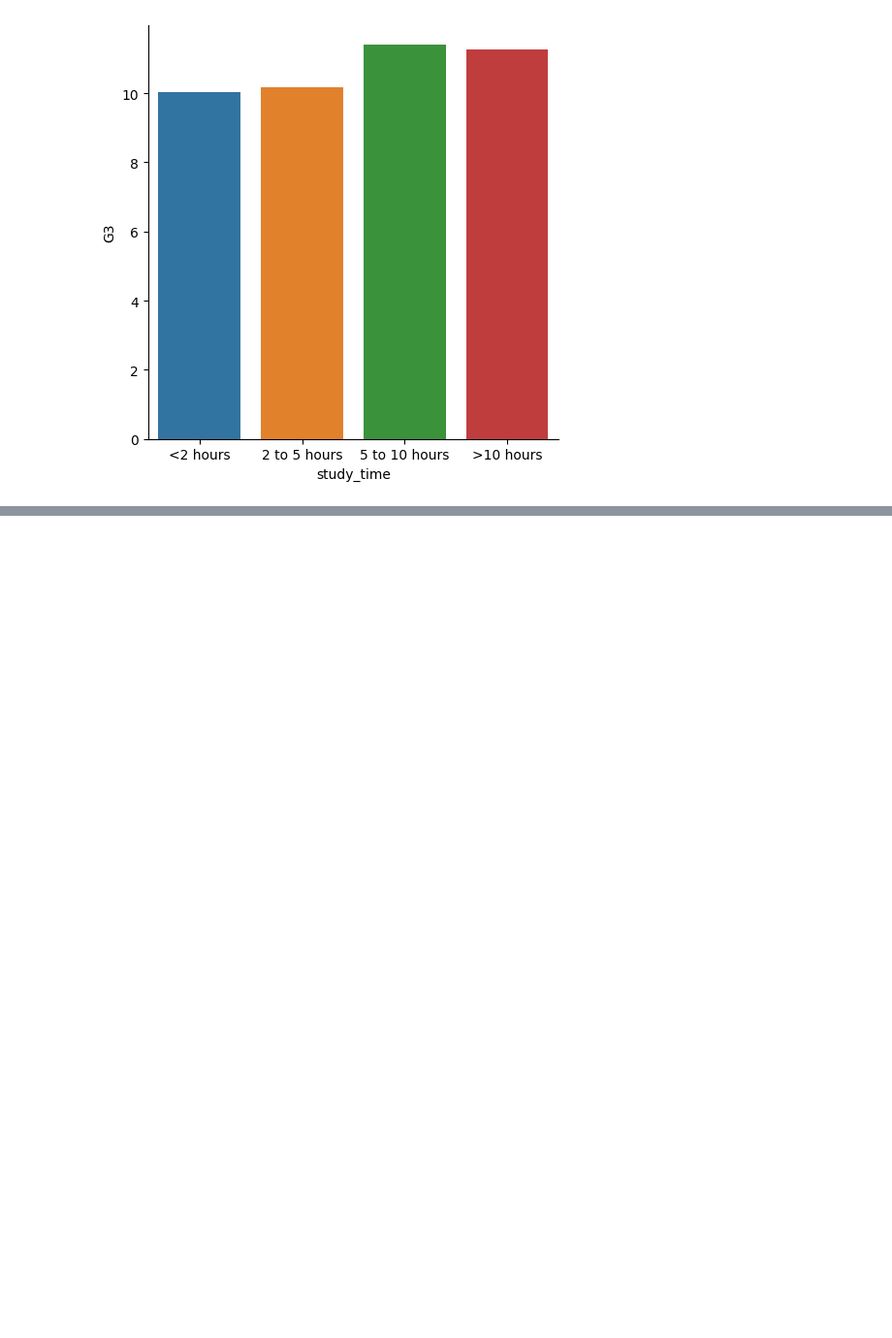
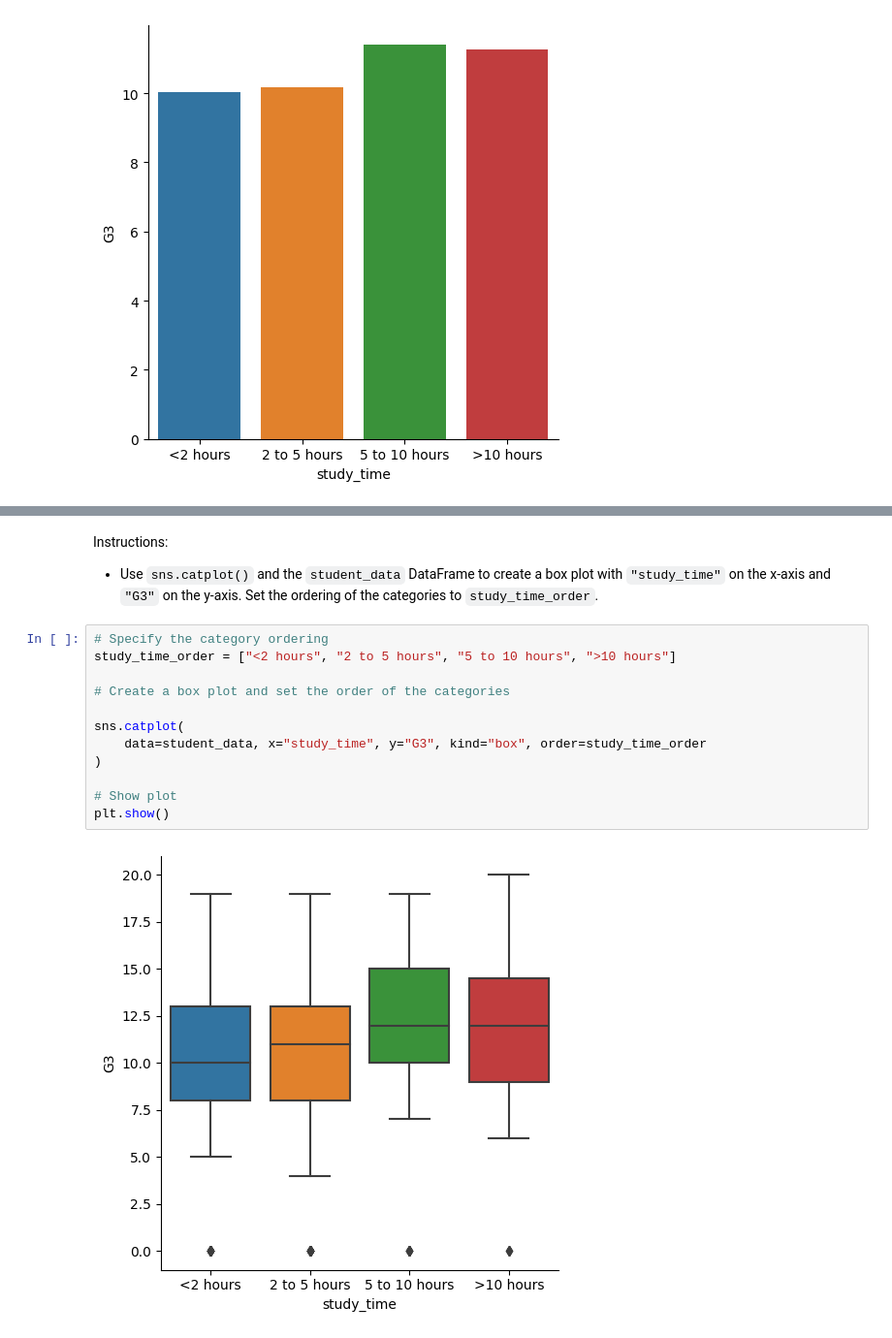
Before and after one commit to jorge-campost/data-scientist-track, a Jupyter notebook: 9. Introduction to Data Visualization with Seaborn/3. Visualizing a Categorical and a Quantitative Variable.ipynb, the cells around one changed output, grey strips where cells are left out. Shown at 97% size. Saved outputs shown, nothing was run; the diff lists cells and outputs as text; blank space fills up the shorter version.

```diff
--- a/9. Introduction to Data Visualization with Seaborn/3. Visualizing a Categorical and a Quantitative Variable.ipynb
+++ b/9. Introduction to Data Visualization with Seaborn/3. Visualizing a Categorical and a Quantitative Variable.ipynb
@@ -106,0 +119,18 @@ The `ci` parameter is deprecated. Use `errorbar=None` for the same effect.
+# %% [markdown]
+Instructions:
+
+- Use `sns.catplot()` and the `student_data` DataFrame to create a box plot with `"study_time"` on the x-axis and `"G3"` on the y-axis. Set the ordering of the categories to `study_time_order`.
+# %%
+# Specify the category ordering
+study_time_order = ["<2 hours", "2 to 5 hours", "5 to 10 hours", ">10 hours"]
+
+# Create a box plot and set the order of the categories
+
+sns.catplot(
+    data=student_data, x="study_time", y="G3", kind="box", order=study_time_order
+)
+
+# Show plot
+plt.show()
+# %% [output]
+[figure, added]
```
Also changed, not shown: parts of 25 cells of this notebook, 7 other files.
